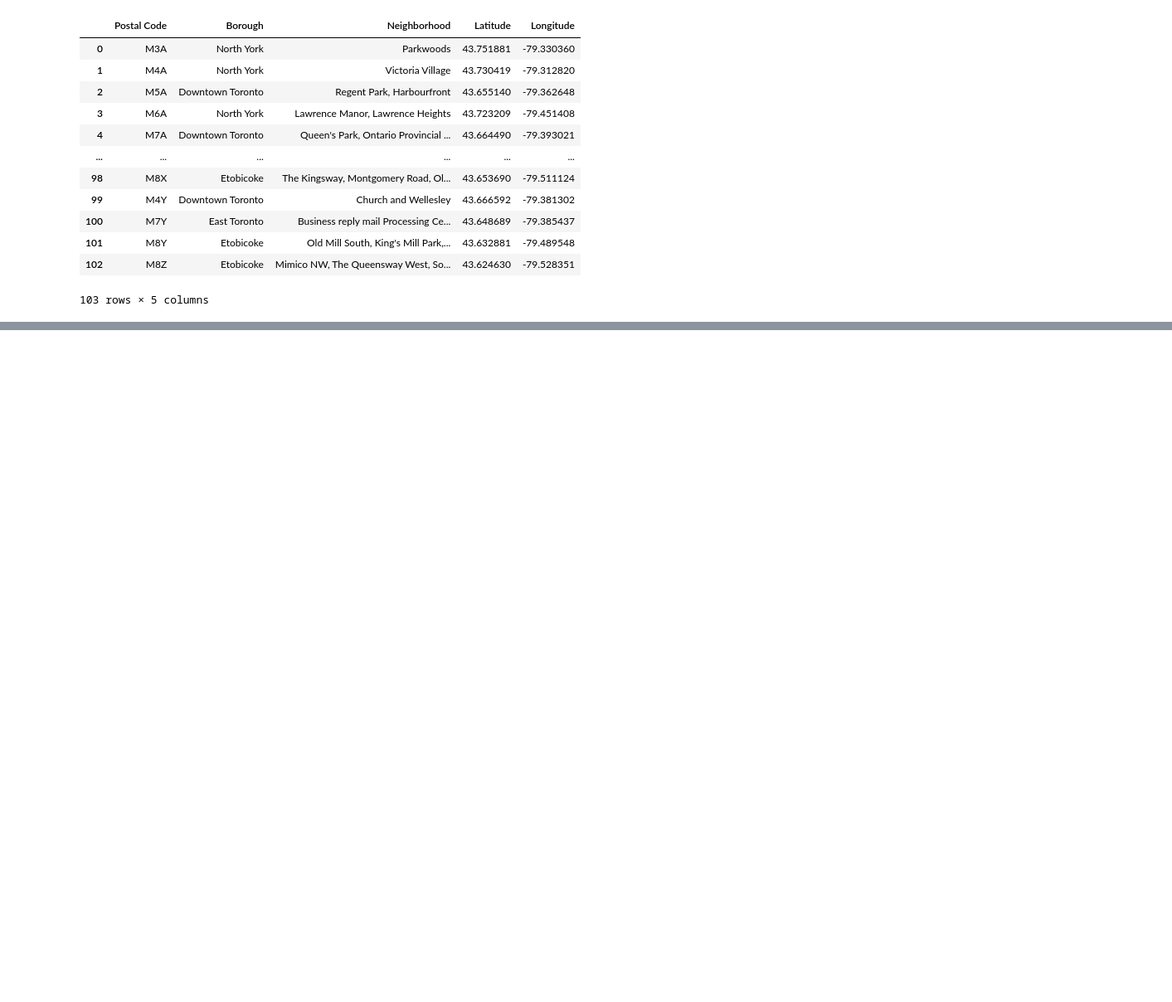
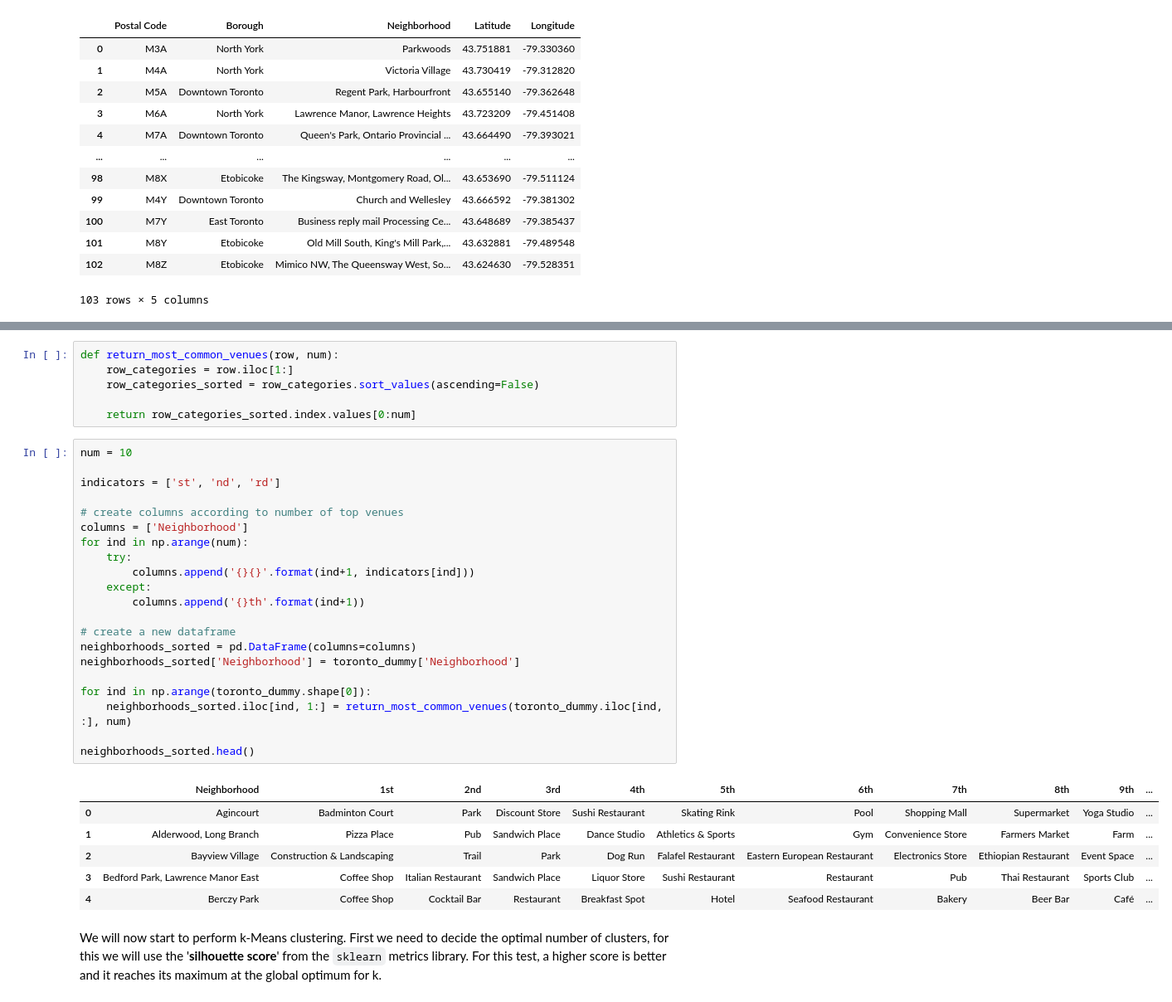
Before and after one commit to potato-bit/Coursera_Capstone, a Jupyter notebook: Toronto_Neighborhood_Clustering.ipynb, the cells around one changed output, grey strips where cells are left out. Shown at 83% size. Cells and saved outputs as stored; diff of their text form; blank space fills up the shorter version.

```diff
--- a/Toronto_Neighborhood_Clustering.ipynb
+++ b/Toronto_Neighborhood_Clustering.ipynb
@@ -140,0 +355,36 @@ df
+# %%
+def return_most_common_venues(row, num):
+    row_categories = row.iloc[1:]
+    row_categories_sorted = row_categories.sort_values(ascending=False)
+
+    return row_categories_sorted.index.values[0:num]
+# %%
+num = 10
+
+indicators = ['st', 'nd', 'rd']
+
+# create columns according to number of top venues
+columns = ['Neighborhood']
+for ind in np.arange(num):
+    try:
+        columns.append('{}{}'.format(ind+1, indicators[ind]))
+    except:
+        columns.append('{}th'.format(ind+1))
+
+# create a new dataframe
+neighborhoods_sorted = pd.DataFrame(columns=columns)
+neighborhoods_sorted['Neighborhood'] = toronto_dummy['Neighborhood']
+
+for ind in np.arange(toronto_dummy.shape[0]):
+    neighborhoods_sorted.iloc[ind, 1:] = return_most_common_venues(toronto_dummy.iloc[ind, :], num)
+
+neighborhoods_sorted.head()
+# %% [output]
+|  | Neighborhood | 1st | 2nd | 3rd | 4th | 5th | 6th | 7th | 8th | 9th | ... |
+| 0 | Agincourt | Badminton Court | Park | Discount Store | Sushi Restaurant | Skating Rink | Pool | Shopping Mall | Supermarket | Yoga Studio | ... |
+| 1 | Alderwood, Long Branch | Pizza Place | Pub | Sandwich Place | Dance Studio | Athletics & Sports | Gym | Convenience Store | Farmers Market | Farm | ... |
+| 2 | Bayview Village | Construction & Landscaping | Trail | Park | Dog Run | Falafel Restaurant | Eastern European Restaurant | Electronics Store | Ethiopian Restaurant | Event Space | ... |
+| 3 | Bedford Park, Lawrence Manor East | Coffee Shop | Italian Restaurant | Sandwich Place | Liquor Store | Sushi Restaurant | Restaurant | Pub | Thai Restaurant | Sports Club | ... |
+| 4 | Berczy Park | Coffee Shop | Cocktail Bar | Restaurant | Breakfast Spot | Hotel | Seafood Restaurant | Bakery | Beer Bar | Café | ... |
+# %% [markdown]
+We will now start to perform k-Means clustering. First we need to decide the optimal number of clusters, for this we will use the '**silhouette score**' from the `sklearn` metrics library. For this test, a higher score is better and it reaches its maximum at the global optimum for k.
```
Also changed, not shown: parts of 36 cells of this notebook.
